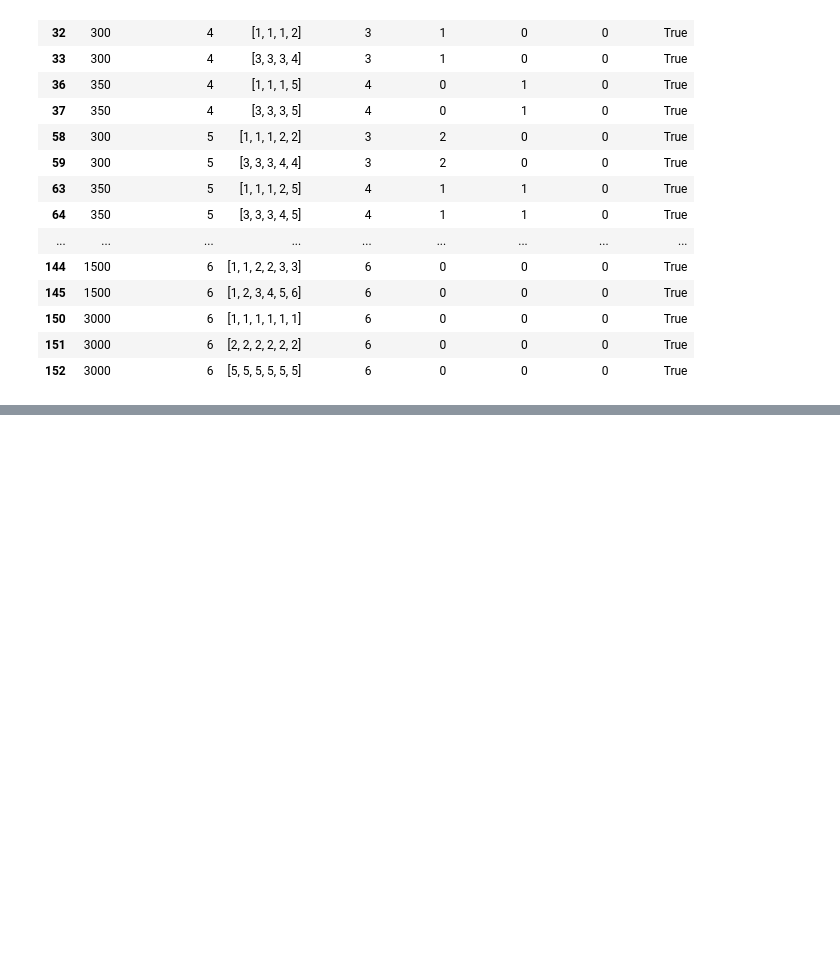
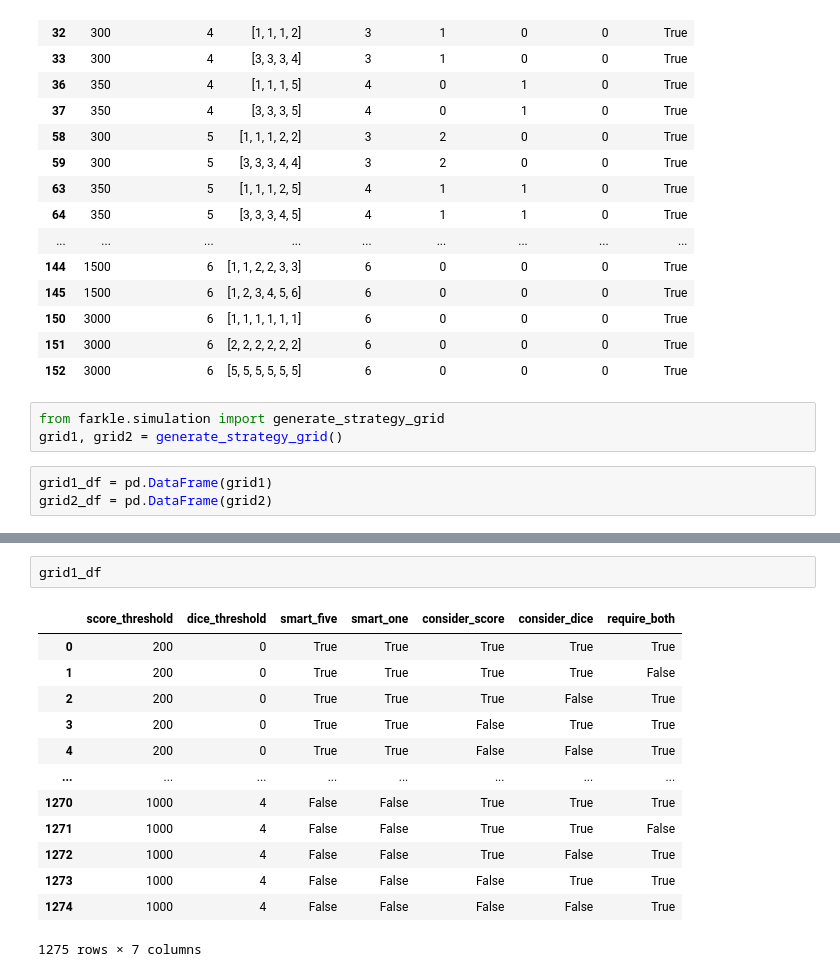
Before and after one commit to Isaac-McPadden/Farkle_II, a Jupyter notebook: Notebooks/FarkleMkII.ipynb, the cells around one changed output, grey strips where cells are left out. Drawn from its saved outputs; the diff is of its cells as text; blank space fills up the shorter version.

Commit message:
Added simulation tests

```diff
--- a/Notebooks/FarkleMkII.ipynb
+++ b/Notebooks/FarkleMkII.ipynb
@@ -401,3 +401,9 @@ duplicates_from_all
 | 150 | 3000 | 6 | [1, 1, 1, 1, 1, 1] | 6 | 0 | 0 | 0 | True |
 | 151 | 3000 | 6 | [2, 2, 2, 2, 2, 2] | 6 | 0 | 0 | 0 | True |
 | 152 | 3000 | 6 | [5, 5, 5, 5, 5, 5] | 6 | 0 | 0 | 0 | True |
+# %%
+from farkle.simulation import generate_strategy_grid
+grid1, grid2 = generate_strategy_grid()
+# %%
+grid1_df = pd.DataFrame(grid1)
+grid2_df = pd.DataFrame(grid2)
@@ -403,0 +443,16 @@ duplicates_from_all
+# %%
+grid1_df
+# %% [output]
+|  | score_threshold | dice_threshold | smart_five | smart_one | consider_score | consider_dice | require_both |
+| 0 | 200 | 0 | True | True | True | True | True |
+| 1 | 200 | 0 | True | True | True | True | False |
+| 2 | 200 | 0 | True | True | True | False | True |
+| 3 | 200 | 0 | True | True | False | True | True |
+| 4 | 200 | 0 | True | True | False | False | True |
+| ... | ... | ... | ... | ... | ... | ... | ... |
+| 1270 | 1000 | 4 | False | False | True | True | True |
+| 1271 | 1000 | 4 | False | False | True | True | False |
+| 1272 | 1000 | 4 | False | False | True | False | True |
+| 1273 | 1000 | 4 | False | False | False | True | True |
+| 1274 | 1000 | 4 | False | False | False | False | True |
+1275 rows × 7 columns
```
Also changed, not shown: parts of 3 cells of this notebook, 2 other files.
